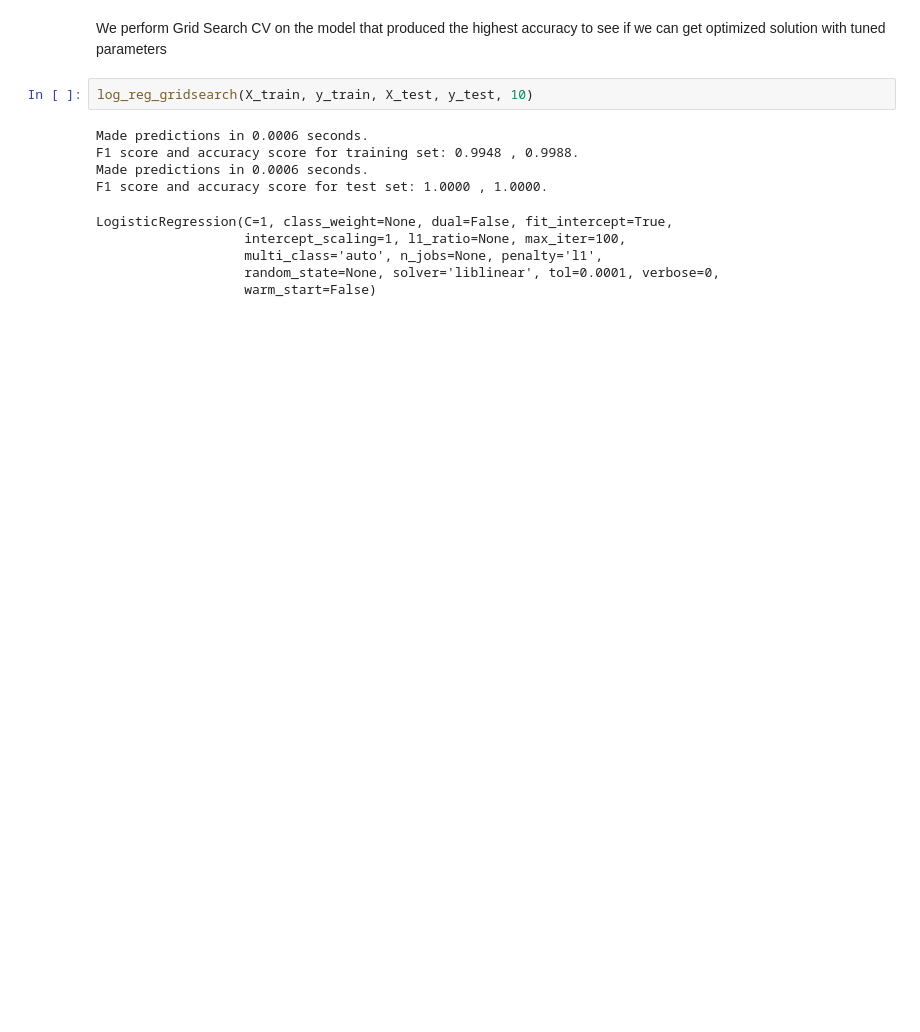
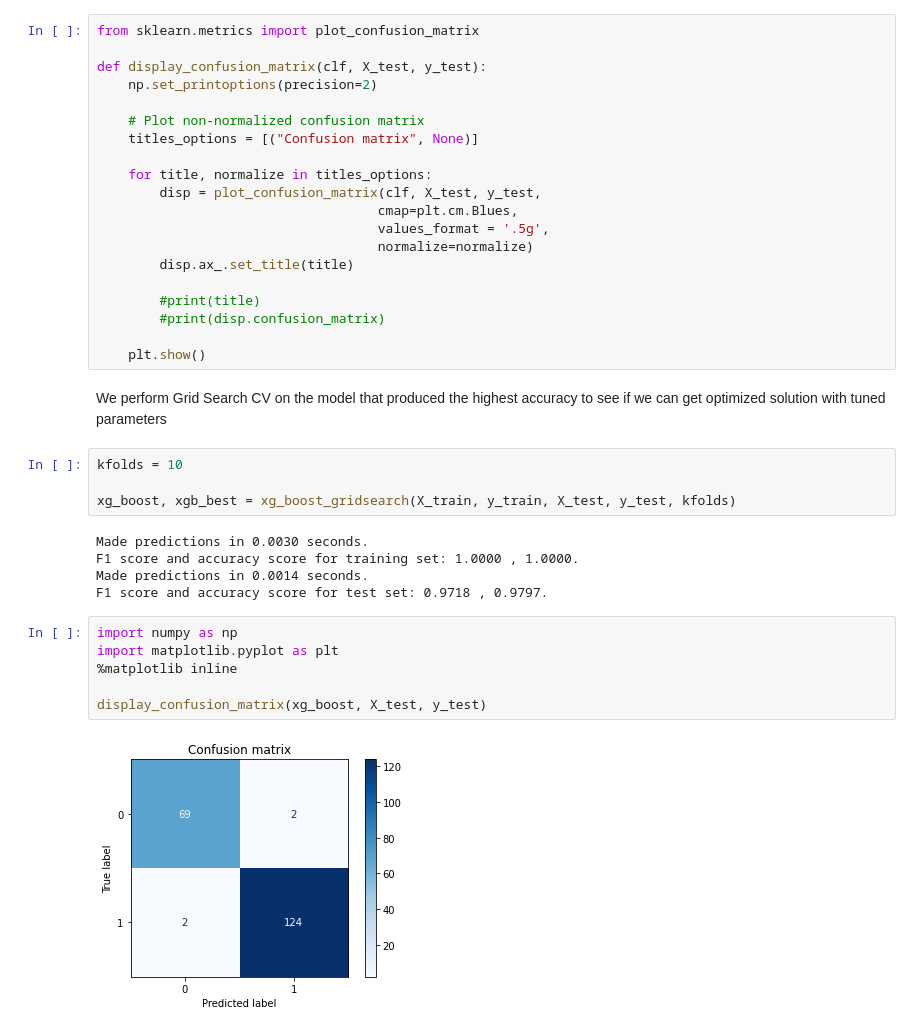
Before and after one commit to shaunhyp57/everglades, a Jupyter notebook: analytics/ml_models/First Unit Disband/firstUnitDisband_target2_randact.ipynb, the cells around one changed output. Saved outputs shown, nothing was run; the diff lists cells and outputs as text; blank space fills up the shorter version.

Commit message:
added confusion matrix

```diff
--- a/analytics/ml_models/First Unit Disband/firstUnitDisband_target2_randact.ipynb
+++ b/analytics/ml_models/First Unit Disband/firstUnitDisband_target2_randact.ipynb
@@ -416,17 +321,42 @@ def xg_boost_gridsearch(X_train, y_train, X_test, y_test, nfolds):
+# %%
+from sklearn.metrics import plot_confusion_matrix
+
+def display_confusion_matrix(clf, X_test, y_test):
+    np.set_printoptions(precision=2)
+
+    # Plot non-normalized confusion matrix
+    titles_options = [("Confusion matrix", None)]
+
+    for title, normalize in titles_options:
+        disp = plot_confusion_matrix(clf, X_test, y_test,
+                                    cmap=plt.cm.Blues,
+                                    values_format = '.5g',
+                                    normalize=normalize)
+        disp.ax_.set_title(title)
+
+        #print(title)
+        #print(disp.confusion_matrix)
+
+    plt.show()
 # %% [markdown]
 We perform Grid Search CV on the model that produced the highest accuracy to see if we can get optimized solution with tuned parameters
 # %%
-log_reg_gridsearch(X_train, y_train, X_test, y_test, 10)
+kfolds = 10
+
+xg_boost, xgb_best = xg_boost_gridsearch(X_train, y_train, X_test, y_test, kfolds)
 # %% [output]
-Made predictions in 0.0006 seconds.
-F1 score and accuracy score for training set: 0.9948 , 0.9988.
-Made predictions in 0.0006 seconds.
-F1 score and accuracy score for test set: 1.0000 , 1.0000.
+Made predictions in 0.0030 seconds.
+F1 score and accuracy score for training set: 1.0000 , 1.0000.
+Made predictions in 0.0014 seconds.
+F1 score and accuracy score for test set: 0.9718 , 0.9797.
-LogisticRegression(C=1, class_weight=None, dual=False, fit_intercept=True,
-                   intercept_scaling=1, l1_ratio=None, max_iter=100,
-                   multi_class='auto', n_jobs=None, penalty='l1',
-                   random_state=None, solver='liblinear', tol=0.0001, verbose=0,
-                   warm_start=False)
+# %%
+import numpy as np
+import matplotlib.pyplot as plt
+%matplotlib inline
+
+display_confusion_matrix(xg_boost, X_test, y_test)
+# %% [output]
+[figure, added]
 # %%
 from sklearn.ensemble import VotingClassifier
 
```
Also changed, not shown: parts of 10 cells of this notebook.
